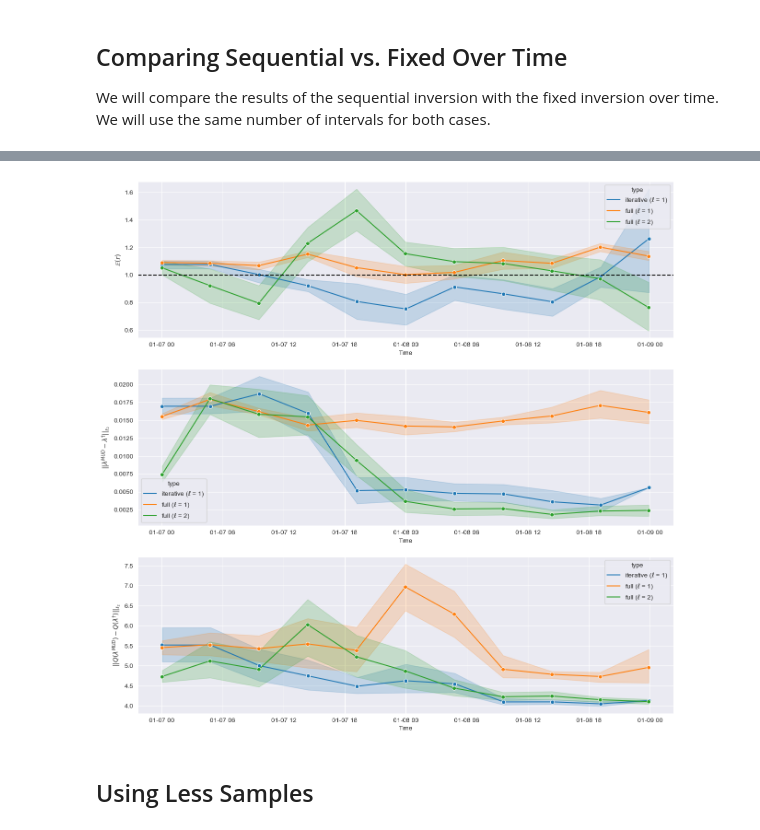
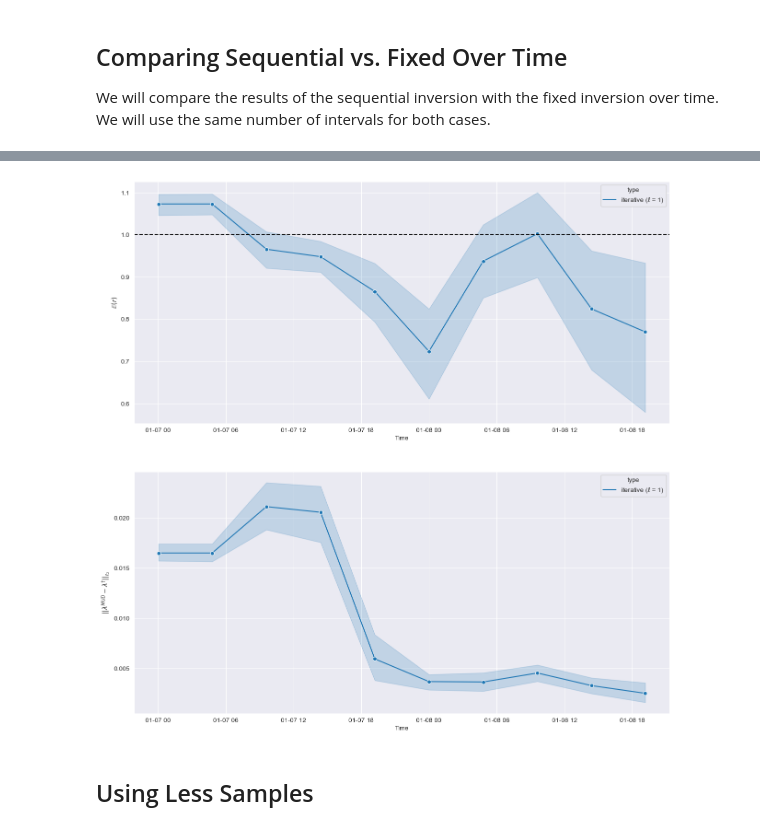
Before and after one commit to UT-CHG/pyDCI, a Jupyter notebook: notebooks/Examples/ADCIRC-Iterative.ipynb, the cells around one changed output, grey strips where cells are left out. Saved outputs shown, nothing was run; the diff lists cells and outputs as text; code cells hidden in the pictures.

```diff
--- a/notebooks/Examples/ADCIRC-Iterative.ipynb
+++ b/notebooks/Examples/ADCIRC-Iterative.ipynb
@@ -282,7 +330,7 @@ args = {
 disable_log()
 results = []
 results.append(ad.iterative_trials(**args))
-results.append(ad.fixed_trials(**args))
-args["pca_components"] = [[0, 1]]
-results.append(ad.fixed_trials(**args))
+# results.append(ad.fixed_trials(**args))
+# args["pca_components"] = [[0, 1]]
+# results.append(ad.fixed_trials(**args))
 # %% [output]
@@ -308,14 +340,14 @@ results[0]
 # %%
 plot_args = {"markers": True, "hue": "type", "marker": "o"}
 ax = ad.plot_metric(
     results,
-    metric=["e_r", "l2_err", "state_err"],
+    metric=["e_r", "l2_err"], # , "state_err"],
     figsize=(15, 15),
     lineplot_kwargs=plot_args,
 )
 plt.savefig("adcirc_trials.png")
 # %% [output]
-[figure, old version]
+[figure, new version]
 # %% [markdown]
 ## Using Less Samples
 # %%
```
Also changed, not shown: parts of 9 cells of this notebook, 13 other files.
